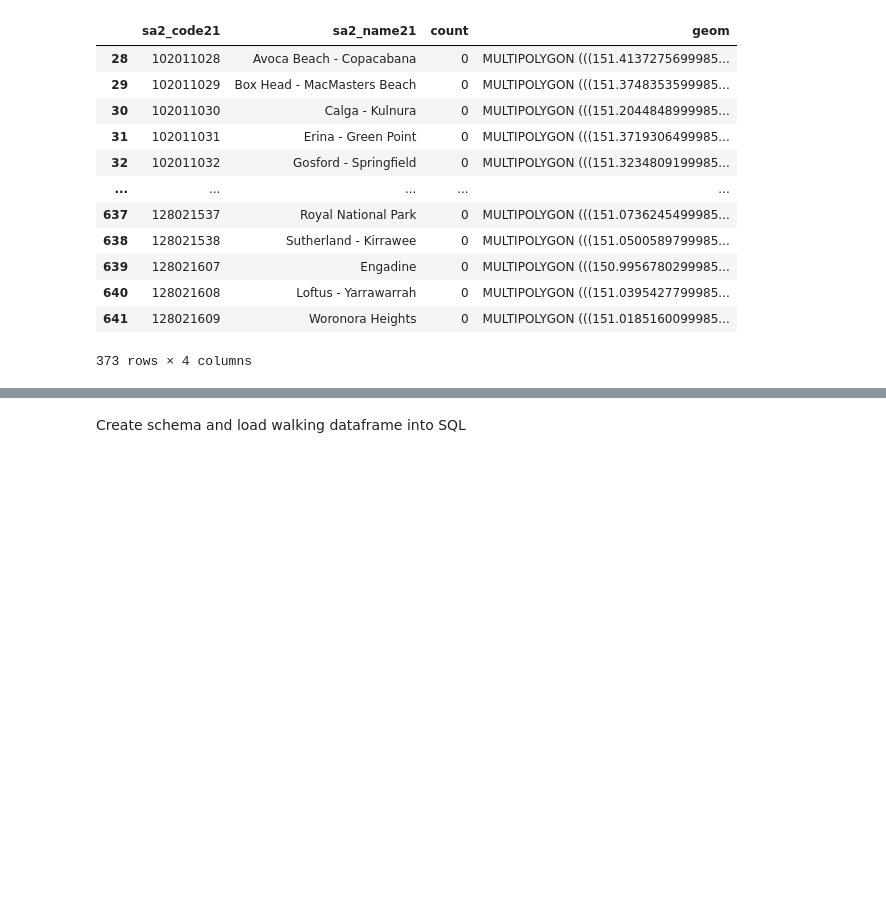
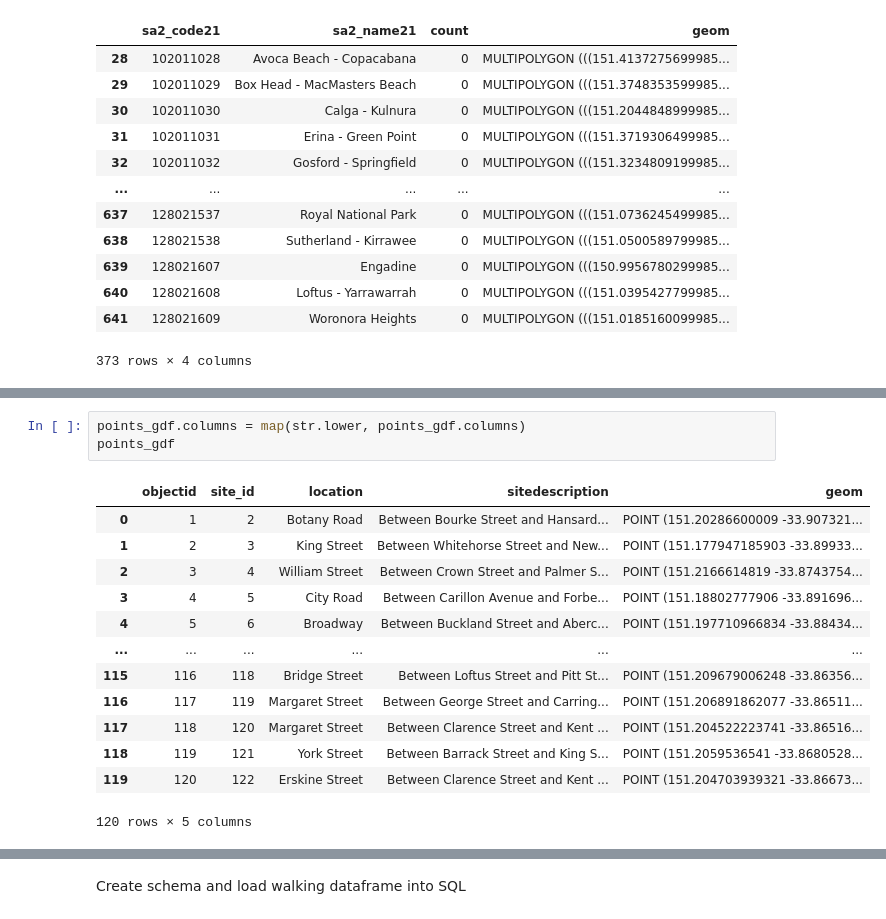
Before and after one commit to YuruYuriFans/DATA2001, a Jupyter notebook: Assignment.ipynb, the cells around one changed output, grey strips where cells are left out. Drawn from its saved outputs; the diff is of its cells as text; blank space fills up the shorter version.

Commit message:
Continue working on the new table

```diff
--- a/Assignment.ipynb
+++ b/Assignment.ipynb
@@ -1213,0 +1213,17 @@ GEOSException: ParseException: Unknown type: 'INVALID'
+# %%
+points_gdf.columns = map(str.lower, points_gdf.columns)
+points_gdf
+# %% [output]
+|  | objectid | site_id | location | sitedescription | geom |
+| 0 | 1 | 2 | Botany Road | Between Bourke Street and Hansard... | POINT (151.20286600009 -33.907321... |
+| 1 | 2 | 3 | King Street | Between Whitehorse Street and New... | POINT (151.177947185903 -33.89933... |
+| 2 | 3 | 4 | William Street | Between Crown Street and Palmer S... | POINT (151.2166614819 -33.8743754... |
+| 3 | 4 | 5 | City Road | Between Carillon Avenue and Forbe... | POINT (151.18802777906 -33.891696... |
+| 4 | 5 | 6 | Broadway | Between Buckland Street and Aberc... | POINT (151.197710966834 -33.88434... |
+| ... | ... | ... | ... | ... | ... |
+| 115 | 116 | 118 | Bridge Street | Between Loftus Street and Pitt St... | POINT (151.209679006248 -33.86356... |
+| 116 | 117 | 119 | Margaret Street | Between George Street and Carring... | POINT (151.206891862077 -33.86511... |
+| 117 | 118 | 120 | Margaret Street | Between Clarence Street and Kent ... | POINT (151.204522223741 -33.86516... |
+| 118 | 119 | 121 | York Street | Between Barrack Street and King S... | POINT (151.2059536541 -33.8680528... |
+| 119 | 120 | 122 | Erskine Street | Between Clarence Street and Kent ... | POINT (151.204703939321 -33.86673... |
+120 rows × 5 columns
```
Also changed, not shown: parts of 6 cells of this notebook.
